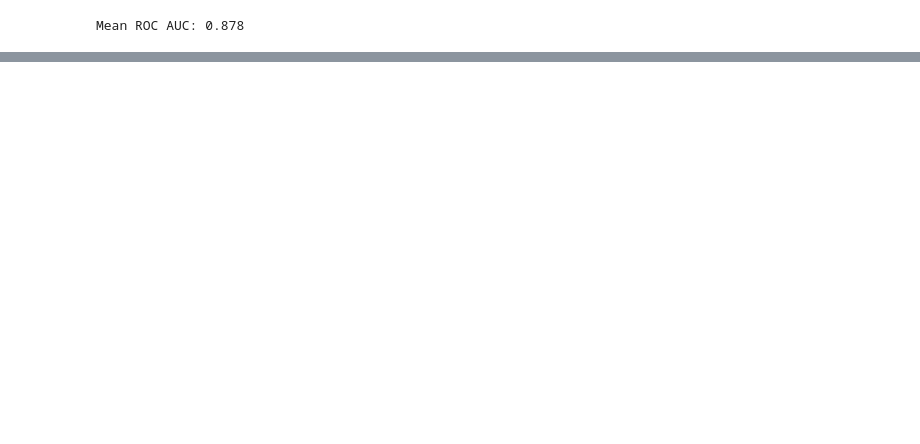
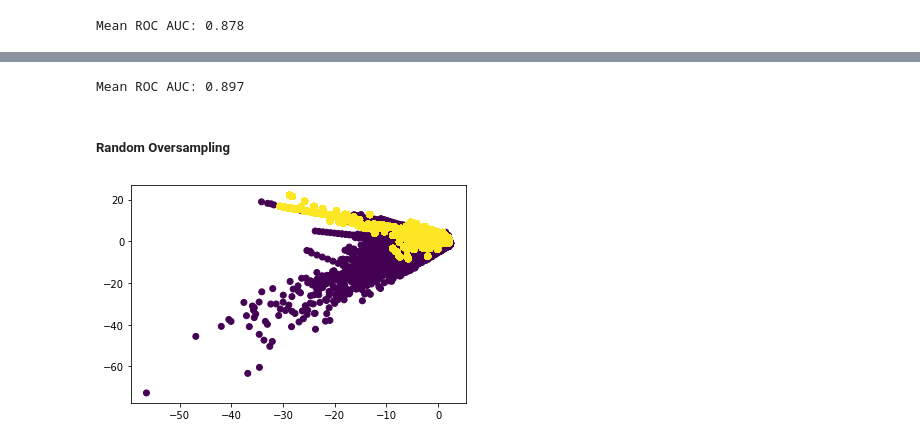
Before and after one commit to Pharoouzy/credit-card-fraud-detection, a Jupyter notebook: src/notebooks/model_development.ipynb, the cells around one changed output, grey strips where cells are left out. Cells and saved outputs as stored; diff of their text form; code cells hidden in the pictures; blank space fills up the shorter version.

```diff
--- a/src/notebooks/model_development.ipynb
+++ b/src/notebooks/model_development.ipynb
@@ -82,0 +98,13 @@ plot_sampled_y_dist(y_sam2, 'Undersampling - CNN')
+# %%
+evaluate_sampler(('os1', over_s1))
+# %% [output]
+Mean ROC AUC: 0.897
+# %% [markdown]
+##### Random Oversampling
+# %%
+over_s2 = o_sampling.RandomOverSampler(sampling_strategy= 'minority')
+X_sam2, y_sam2 = over_s2.fit_resample(X, y)
+# %%
+plt.scatter(X_sam2['V1'], X_sam2['V2'], c=y_sam2);
+# %% [output]
+[figure, added]
```
Also changed, not shown: parts of 76 cells of this notebook, 1 other file.
